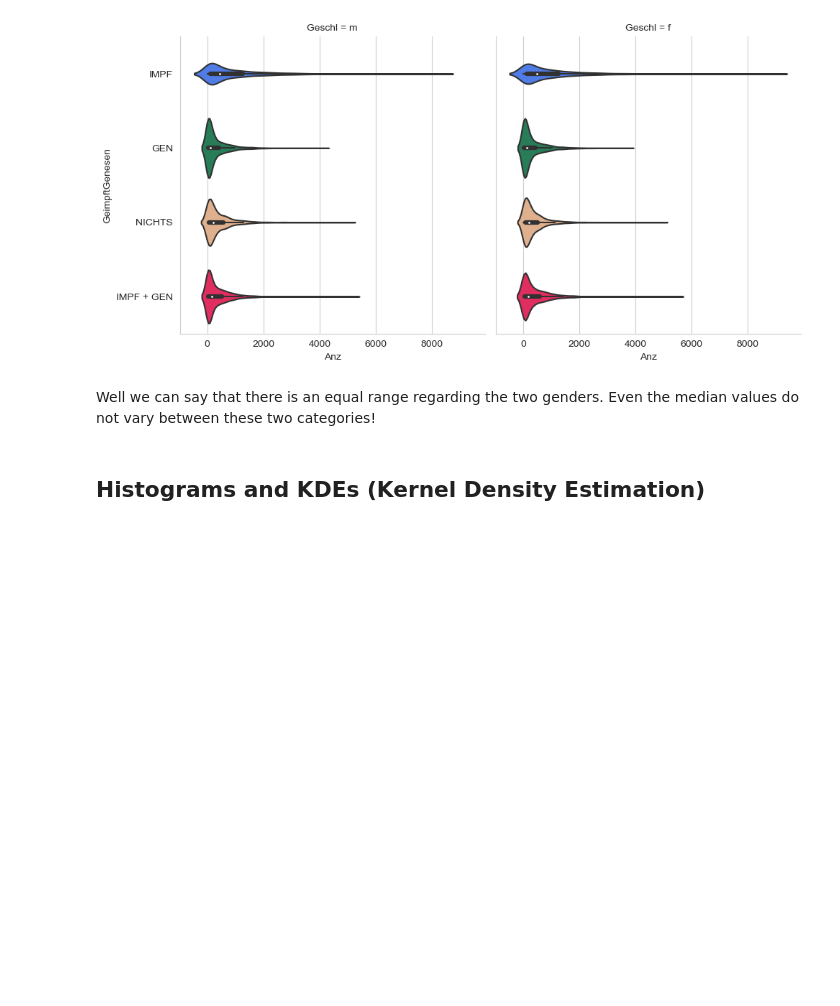
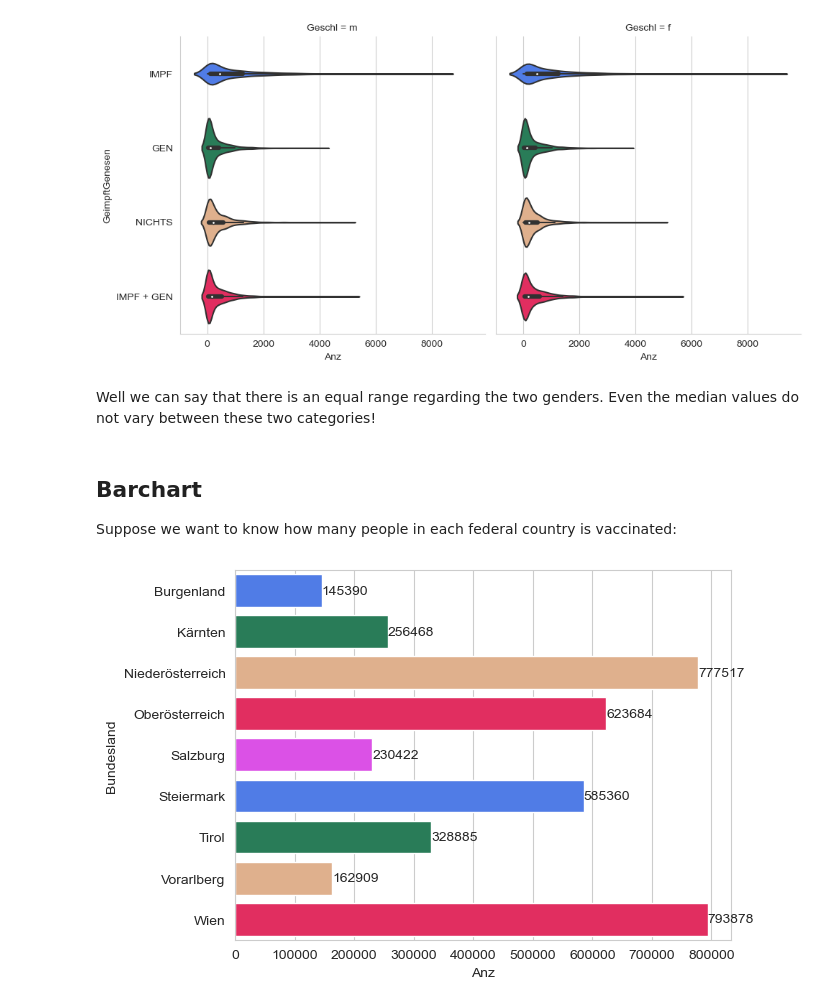
Before and after one commit to Sormy23/DataScience_CoronaStatistics, a Jupyter notebook: mini_projekt.ipynb, the cells around one changed output. Drawn from its saved outputs; the diff is of its cells as text; code cells hidden in the pictures; blank space fills up the shorter version.

```diff
--- a/mini_projekt.ipynb
+++ b/mini_projekt.ipynb
@@ -677,5 +671,12 @@ sns.catplot(data=korr1, kind="violin", x="Anz", y="GeimpftGenesen", col="Geschl"
 [figure]
 # %% [markdown]
 Well we can say that there is an equal range regarding the two genders. Even the median values do not vary between these two categories!
-# %% [markdown]
-## Histograms and KDEs (Kernel Density Estimation)
+# %% [markdown]
+## Barchart
+Suppose we want to know how many people in each federal country is vaccinated:
+# %%
+ax = sns.barplot(korr1.loc[korr1["GeimpftGenesen"] == "IMPF"], x="Anz", y="Bundesland", palette=cat_palette, orient="h", estimator="sum", errorbar=None)
+ax.bar_label(ax.containers[0], fontsize=10)
+plt.show()
+# %% [output]
+[figure, added]
```
Also changed, not shown: parts of 45 cells of this notebook, 2 other files.
